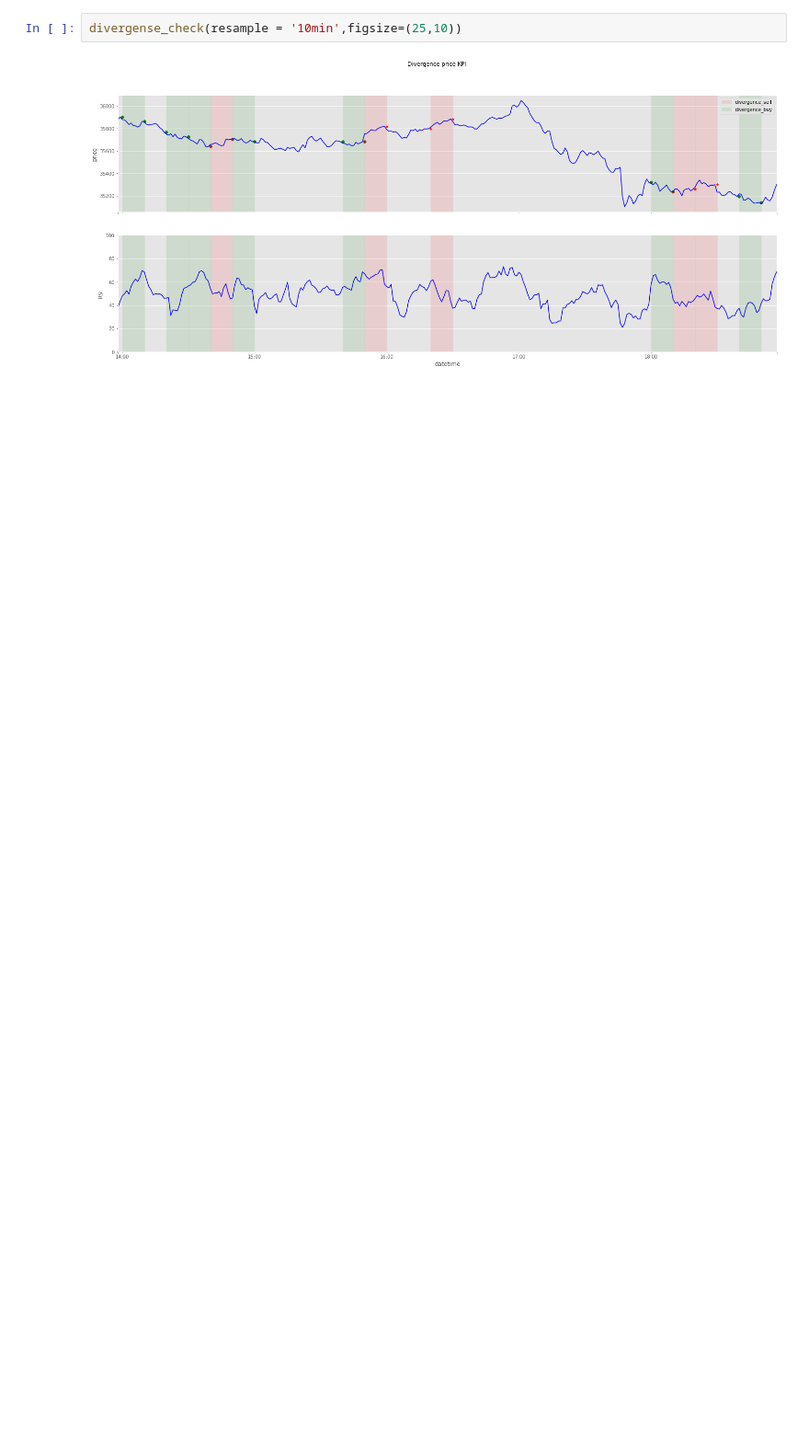
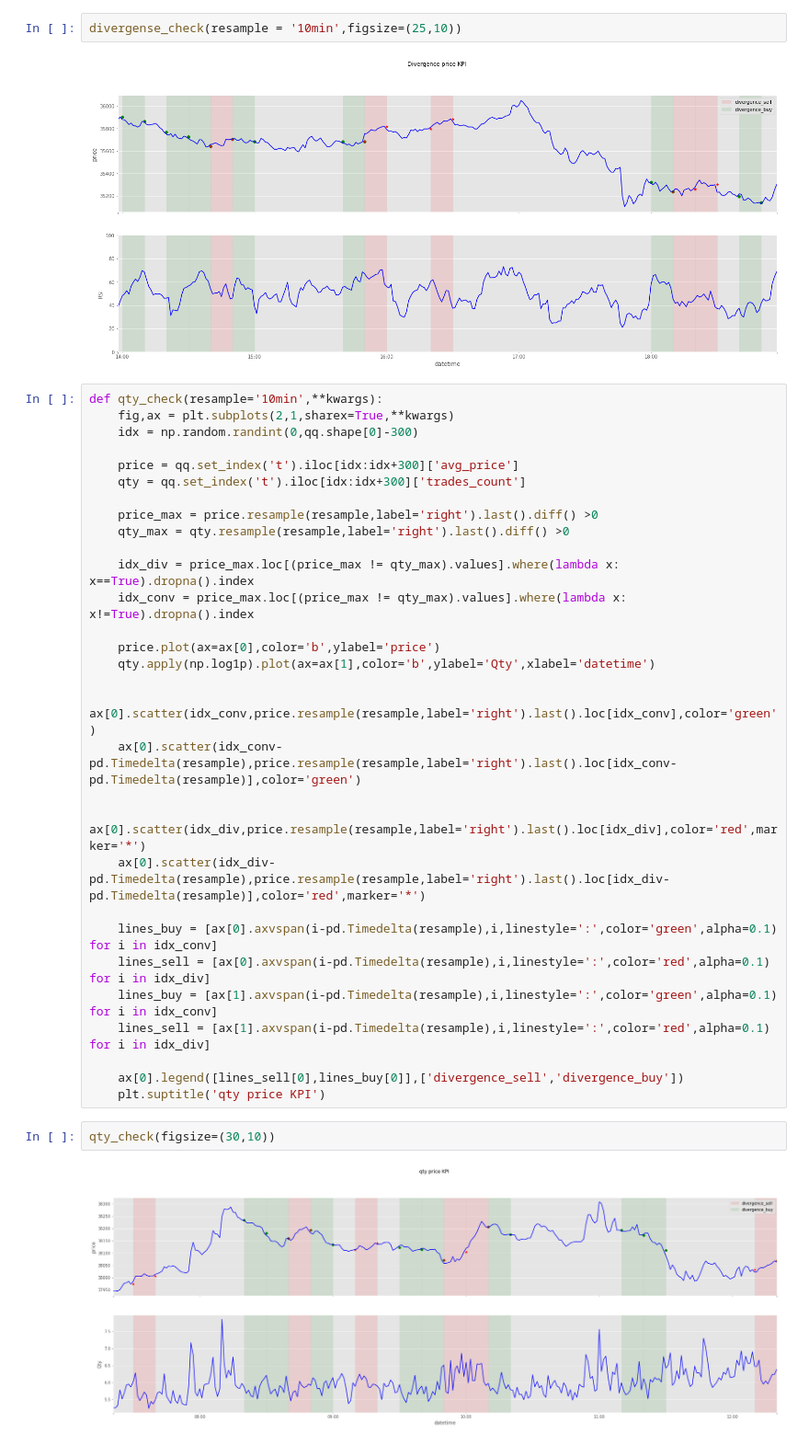
Before and after one commit to charubaiel/MarketCrackers, a Jupyter notebook: kpis/divergence.ipynb, the cells around one changed output. Shown at 92% size. Drawn from its saved outputs; the diff is of its cells as text; blank space fills up the shorter version.

```diff
--- a/kpis/divergence.ipynb
+++ b/kpis/divergence.ipynb
@@ -103,3 +103,37 @@ def divergense_check(resample='10min',**kwargs):
 divergense_check(resample = '10min',figsize=(25,10))
 # %% [output]
 [figure]
+# %%
+def qty_check(resample='10min',**kwargs):
+    fig,ax = plt.subplots(2,1,sharex=True,**kwargs)
+    idx = np.random.randint(0,qq.shape[0]-300)
+
+    price = qq.set_index('t').iloc[idx:idx+300]['avg_price']
+    qty = qq.set_index('t').iloc[idx:idx+300]['trades_count']
+
+    price_max = price.resample(resample,label='right').last().diff() >0
+    qty_max = qty.resample(resample,label='right').last().diff() >0
+
+    idx_div = price_max.loc[(price_max != qty_max).values].where(lambda x: x==True).dropna().index
+    idx_conv = price_max.loc[(price_max != qty_max).values].where(lambda x: x!=True).dropna().index
+
+    price.plot(ax=ax[0],color='b',ylabel='price')
+    qty.apply(np.log1p).plot(ax=ax[1],color='b',ylabel='Qty',xlabel='datetime')
+
+    ax[0].scatter(idx_conv,price.resample(resample,label='right').last().loc[idx_conv],color='green')
+    ax[0].scatter(idx_conv-pd.Timedelta(resample),price.resample(resample,label='right').last().loc[idx_conv-pd.Timedelta(resample)],color='green')
+
+    ax[0].scatter(idx_div,price.resample(resample,label='right').last().loc[idx_div],color='red',marker='*')
+    ax[0].scatter(idx_div-pd.Timedelta(resample),price.resample(resample,label='right').last().loc[idx_div-pd.Timedelta(resample)],color='red',marker='*')
+
+    lines_buy = [ax[0].axvspan(i-pd.Timedelta(resample),i,linestyle=':',color='green',alpha=0.1) for i in idx_conv]
+    lines_sell = [ax[0].axvspan(i-pd.Timedelta(resample),i,linestyle=':',color='red',alpha=0.1) for i in idx_div]
+    lines_buy = [ax[1].axvspan(i-pd.Timedelta(resample),i,linestyle=':',color='green',alpha=0.1) for i in idx_conv]
+    lines_sell = [ax[1].axvspan(i-pd.Timedelta(resample),i,linestyle=':',color='red',alpha=0.1) for i in idx_div]
+
+    ax[0].legend([lines_sell[0],lines_buy[0]],['divergence_sell','divergence_buy'])
+    plt.suptitle('qty price KPI')
+# %%
+qty_check(figsize=(30,10))
+# %% [output]
+[figure, added]
```
Also changed, not shown: parts of 15 cells of this notebook, 4 other files.
